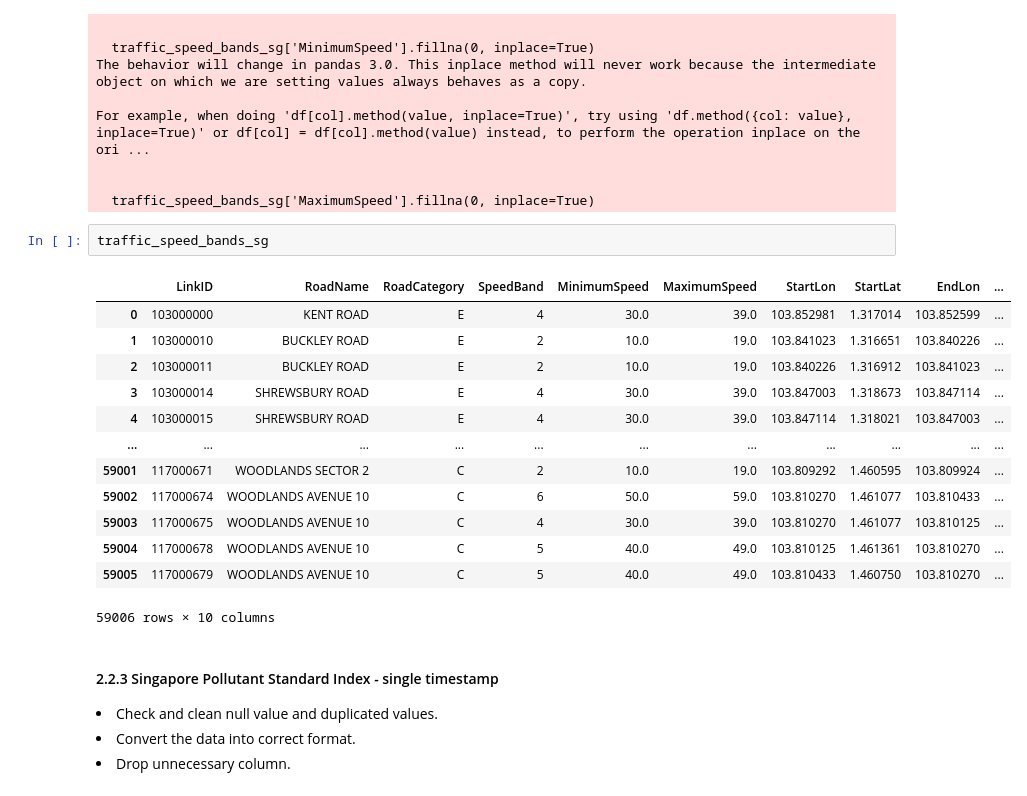
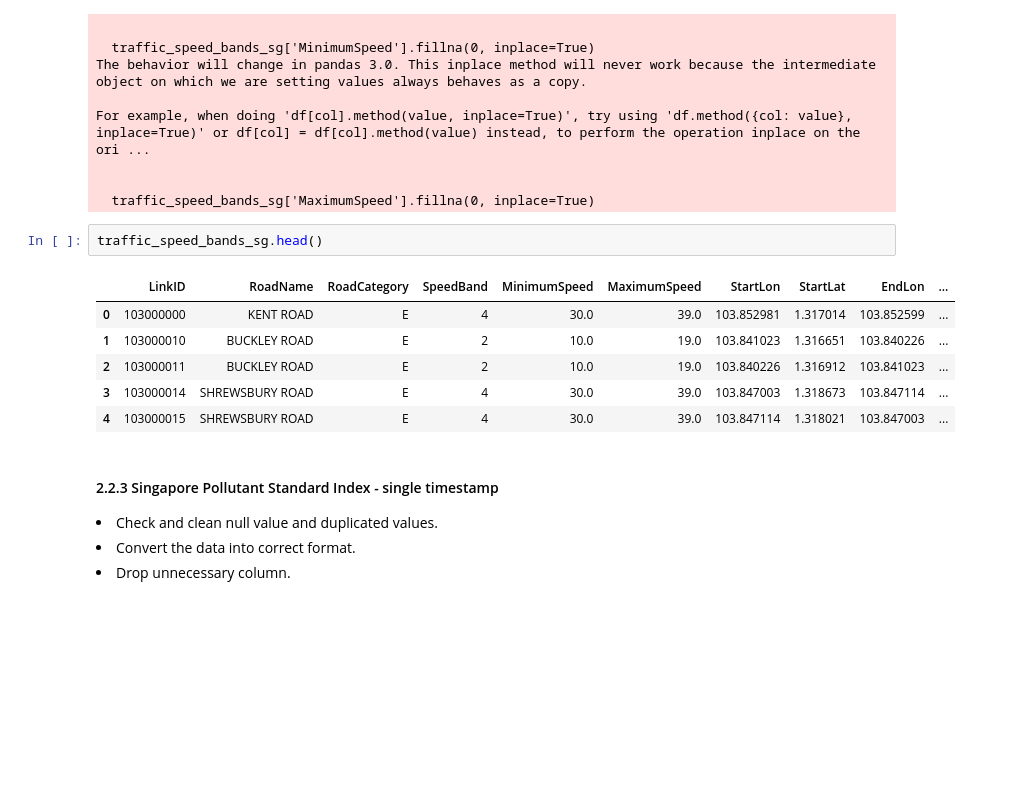
Before and after one commit to linxianying/G12_GuidedProject, a Jupyter notebook: traffic_air_sg.ipynb, the cells around one changed output. Saved outputs shown, nothing was run; the diff lists cells and outputs as text; blank space fills up the shorter version.

```diff
--- a/traffic_air_sg.ipynb
+++ b/traffic_air_sg.ipynb
@@ -522,21 +490,14 @@ For example, when doing 'df[col].method(value, inplace=True)', try using 'df.met
 
   traffic_speed_bands_sg['MaximumSpeed'].fillna(0, inplace=True)
 # %%
-traffic_speed_bands_sg
+traffic_speed_bands_sg.head()
 # %% [output]
 |  | LinkID | RoadName | RoadCategory | SpeedBand | MinimumSpeed | MaximumSpeed | StartLon | StartLat | EndLon | ... |
 | 0 | 103000000 | KENT ROAD | E | 4 | 30.0 | 39.0 | 103.852981 | 1.317014 | 103.852599 | ... |
 | 1 | 103000010 | BUCKLEY ROAD | E | 2 | 10.0 | 19.0 | 103.841023 | 1.316651 | 103.840226 | ... |
 | 2 | 103000011 | BUCKLEY ROAD | E | 2 | 10.0 | 19.0 | 103.840226 | 1.316912 | 103.841023 | ... |
 | 3 | 103000014 | SHREWSBURY ROAD | E | 4 | 30.0 | 39.0 | 103.847003 | 1.318673 | 103.847114 | ... |
 | 4 | 103000015 | SHREWSBURY ROAD | E | 4 | 30.0 | 39.0 | 103.847114 | 1.318021 | 103.847003 | ... |
-| ... | ... | ... | ... | ... | ... | ... | ... | ... | ... | ... |
-| 59001 | 117000671 | WOODLANDS SECTOR 2 | C | 2 | 10.0 | 19.0 | 103.809292 | 1.460595 | 103.809924 | ... |
-| 59002 | 117000674 | WOODLANDS AVENUE 10 | C | 6 | 50.0 | 59.0 | 103.810270 | 1.461077 | 103.810433 | ... |
-| 59003 | 117000675 | WOODLANDS AVENUE 10 | C | 4 | 30.0 | 39.0 | 103.810270 | 1.461077 | 103.810125 | ... |
-| 59004 | 117000678 | WOODLANDS AVENUE 10 | C | 5 | 40.0 | 49.0 | 103.810125 | 1.461361 | 103.810270 | ... |
-| 59005 | 117000679 | WOODLANDS AVENUE 10 | C | 5 | 40.0 | 49.0 | 103.810433 | 1.460750 | 103.810270 | ... |
-59006 rows × 10 columns
 # %% [markdown]
 #### 2.2.3 Singapore Pollutant Standard Index - single timestamp
 
```
Also changed, not shown: parts of 10 cells of this notebook.
